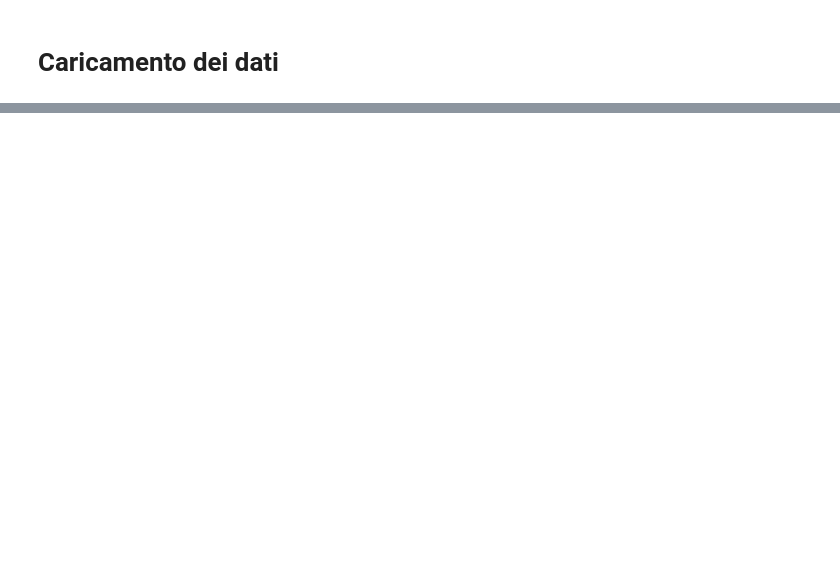
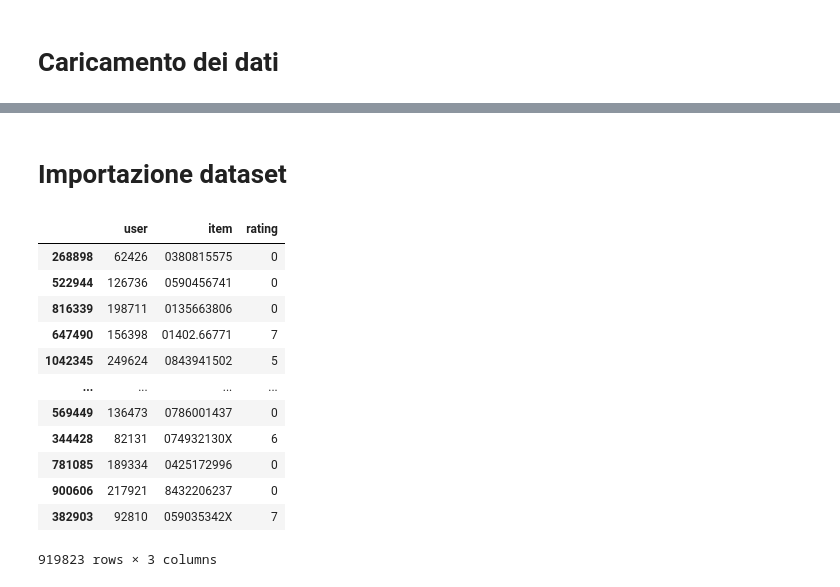
Before and after one commit to btlgs2000/machine_learning_avanzato, a Jupyter notebook: surprise_tutorial.ipynb, the cells around one changed output, grey strips where cells are left out. Drawn from its saved outputs; the diff is of its cells as text; code cells hidden in the pictures; blank space fills up the shorter version.

```diff
--- a/surprise_tutorial.ipynb
+++ b/surprise_tutorial.ipynb
@@ -38,0 +55,20 @@ predictions[:5]
+# %% [markdown]
+# Importazione dataset
+# %%
+df = pd.read_csv(r'F:\Documenti\machine_learning_avanzato\data\BX-Book-Ratings_train.csv', sep=',', names=['user', 'item', 'rating'], skiprows=1, quotechar='"')
+# %%
+df
+# %% [output]
+|  | user | item | rating |
+| 268898 | 62426 | 0380815575 | 0 |
+| 522944 | 126736 | 0590456741 | 0 |
+| 816339 | 198711 | 0135663806 | 0 |
+| 647490 | 156398 | 01402.66771 | 7 |
+| 1042345 | 249624 | 0843941502 | 5 |
+| ... | ... | ... | ... |
+| 569449 | 136473 | 0786001437 | 0 |
+| 344428 | 82131 | 074932130X | 6 |
+| 781085 | 189334 | 0425172996 | 0 |
+| 900606 | 217921 | 8432206237 | 0 |
+| 382903 | 92810 | 059035342X | 7 |
+919823 rows × 3 columns
```
Also changed, not shown: parts of 16 cells of this notebook, 6 other files.
